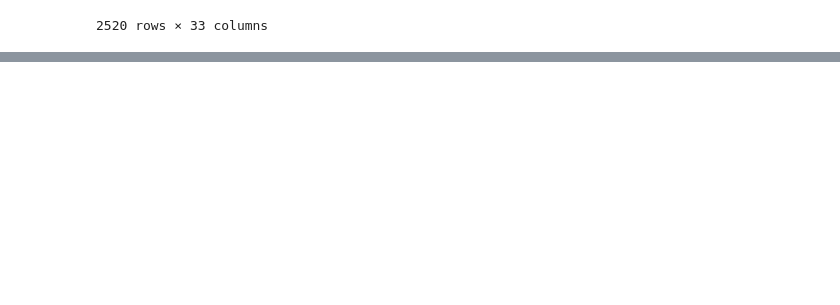
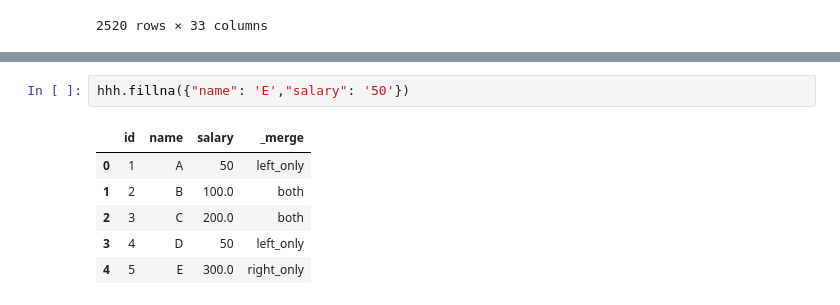
Before and after one commit to yashdeep-patil/Pandas, a Jupyter notebook: pandas.ipynb, the cells around one changed output, grey strips where cells are left out. Cells and saved outputs as stored; diff of their text form; blank space fills up the shorter version.

```diff
--- a/pandas.ipynb
+++ b/pandas.ipynb
@@ -917,0 +997,9 @@ pd.concat([sub,kub])
+# %%
+hhh.fillna({"name": 'E',"salary": '50'})
+# %% [output]
+|  | id | name | salary | _merge |
+| 0 | 1 | A | 50 | left_only |
+| 1 | 2 | B | 100.0 | both |
+| 2 | 3 | C | 200.0 | both |
+| 3 | 4 | D | 50 | left_only |
+| 4 | 5 | E | 300.0 | right_only |
```
Also changed, not shown: parts of 14 cells of this notebook.
